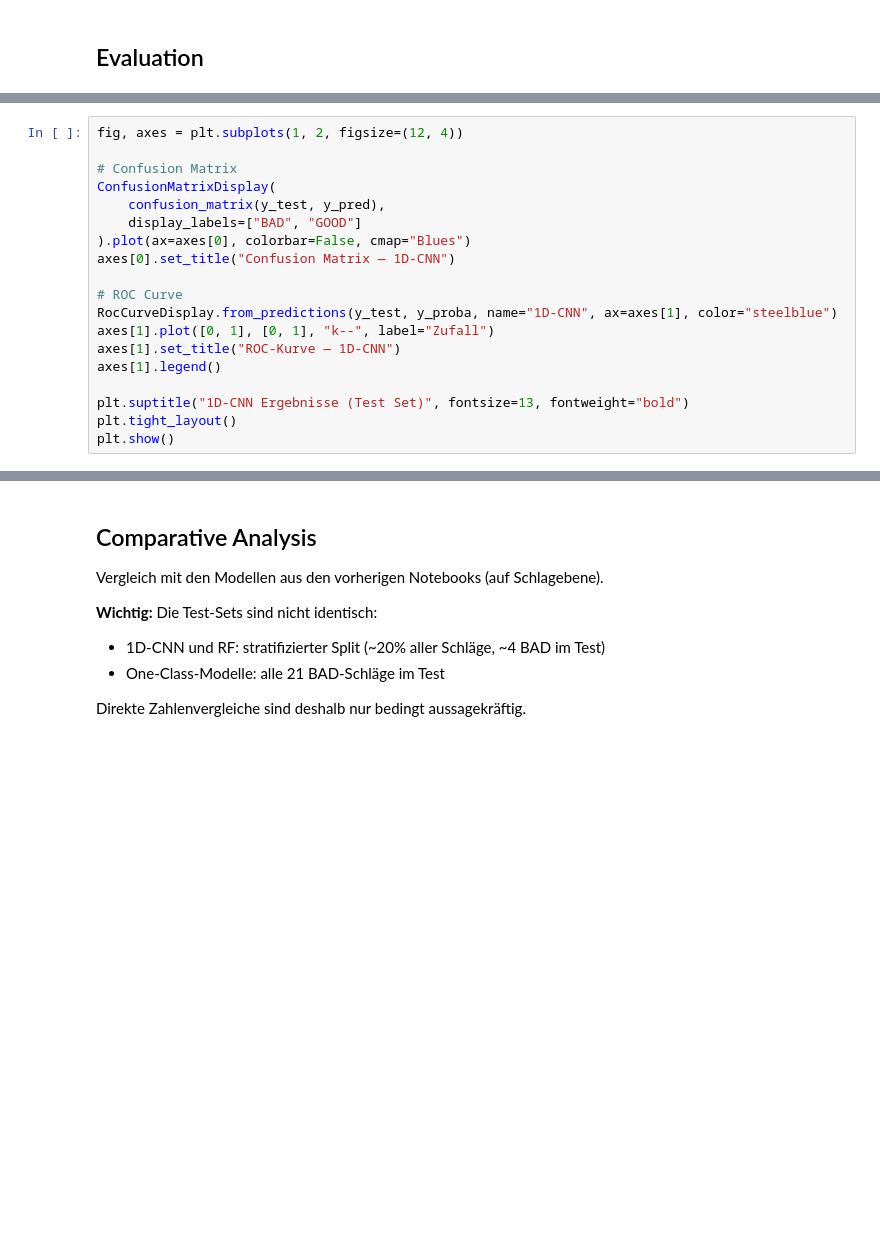
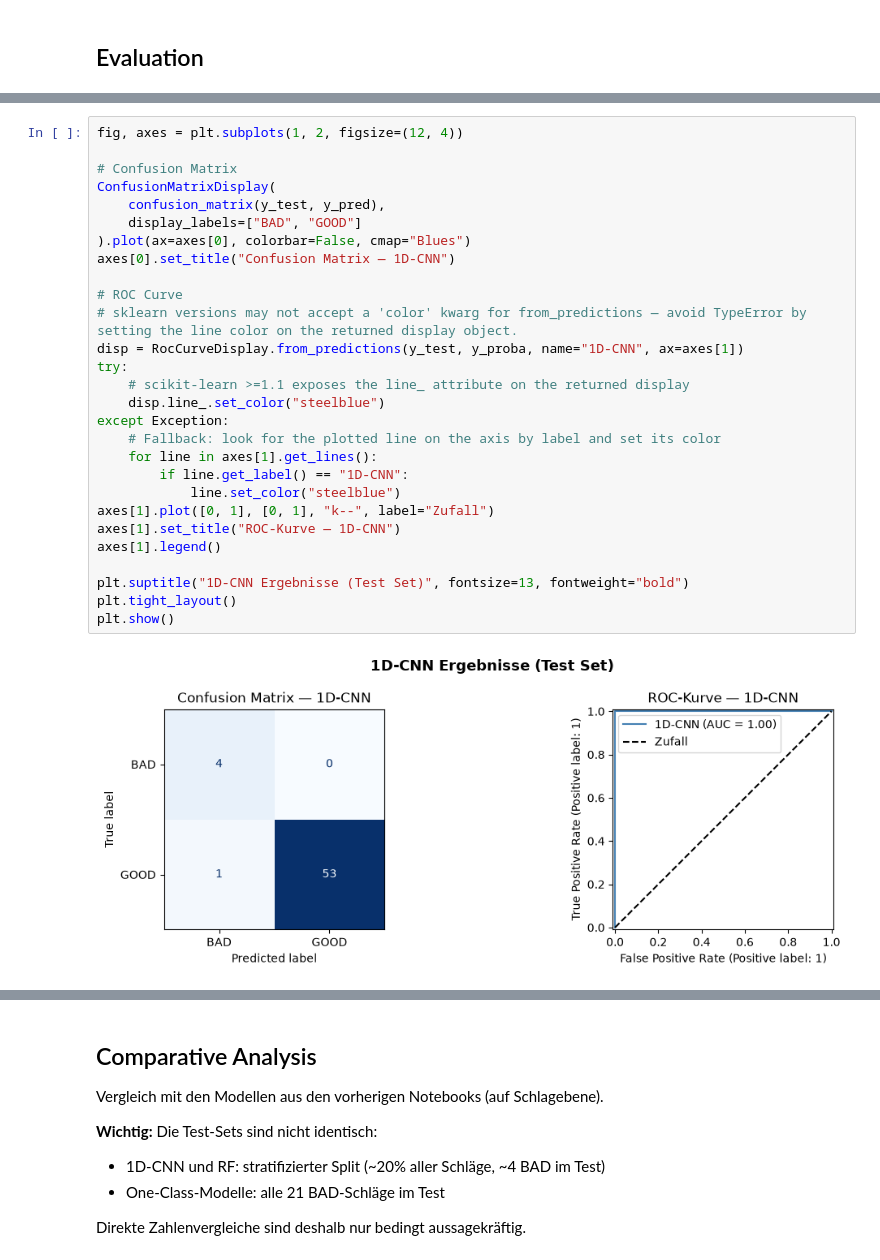
Before and after one commit to clarabri/ML-project, a Jupyter notebook: 3_Model/1d_cnn.ipynb, the cells around one changed output, grey strips where cells are left out. Cells and saved outputs as stored; diff of their text form; blank space fills up the shorter version.

```diff
--- a/3_Model/1d_cnn.ipynb
+++ b/3_Model/1d_cnn.ipynb
@@ -364,22 +539,33 @@ print(classification_report(y_test, y_pred, target_names=["BAD", "GOOD"]))
 # %%
 fig, axes = plt.subplots(1, 2, figsize=(12, 4))
 
 # Confusion Matrix
 ConfusionMatrixDisplay(
     confusion_matrix(y_test, y_pred),
     display_labels=["BAD", "GOOD"]
 ).plot(ax=axes[0], colorbar=False, cmap="Blues")
 axes[0].set_title("Confusion Matrix — 1D-CNN")
 
 # ROC Curve
-RocCurveDisplay.from_predictions(y_test, y_proba, name="1D-CNN", ax=axes[1], color="steelblue")
+# sklearn versions may not accept a 'color' kwarg for from_predictions — avoid TypeError by setting the line color on the returned display object.
+disp = RocCurveDisplay.from_predictions(y_test, y_proba, name="1D-CNN", ax=axes[1])
+try:
+    # scikit-learn >=1.1 exposes the line_ attribute on the returned display
+    disp.line_.set_color("steelblue")
+except Exception:
+    # Fallback: look for the plotted line on the axis by label and set its color
+    for line in axes[1].get_lines():
+        if line.get_label() == "1D-CNN":
+            line.set_color("steelblue")
 axes[1].plot([0, 1], [0, 1], "k--", label="Zufall")
 axes[1].set_title("ROC-Kurve — 1D-CNN")
 axes[1].legend()
 
 plt.suptitle("1D-CNN Ergebnisse (Test Set)", fontsize=13, fontweight="bold")
 plt.tight_layout()
 plt.show()
+# %% [output]
+[figure, added]
 # %%
 # Vorhersage-Wahrscheinlichkeiten je Klasse visualisieren
 fig, ax = plt.subplots(figsize=(8, 4))
```
Also changed, not shown: parts of 19 cells of this notebook.
